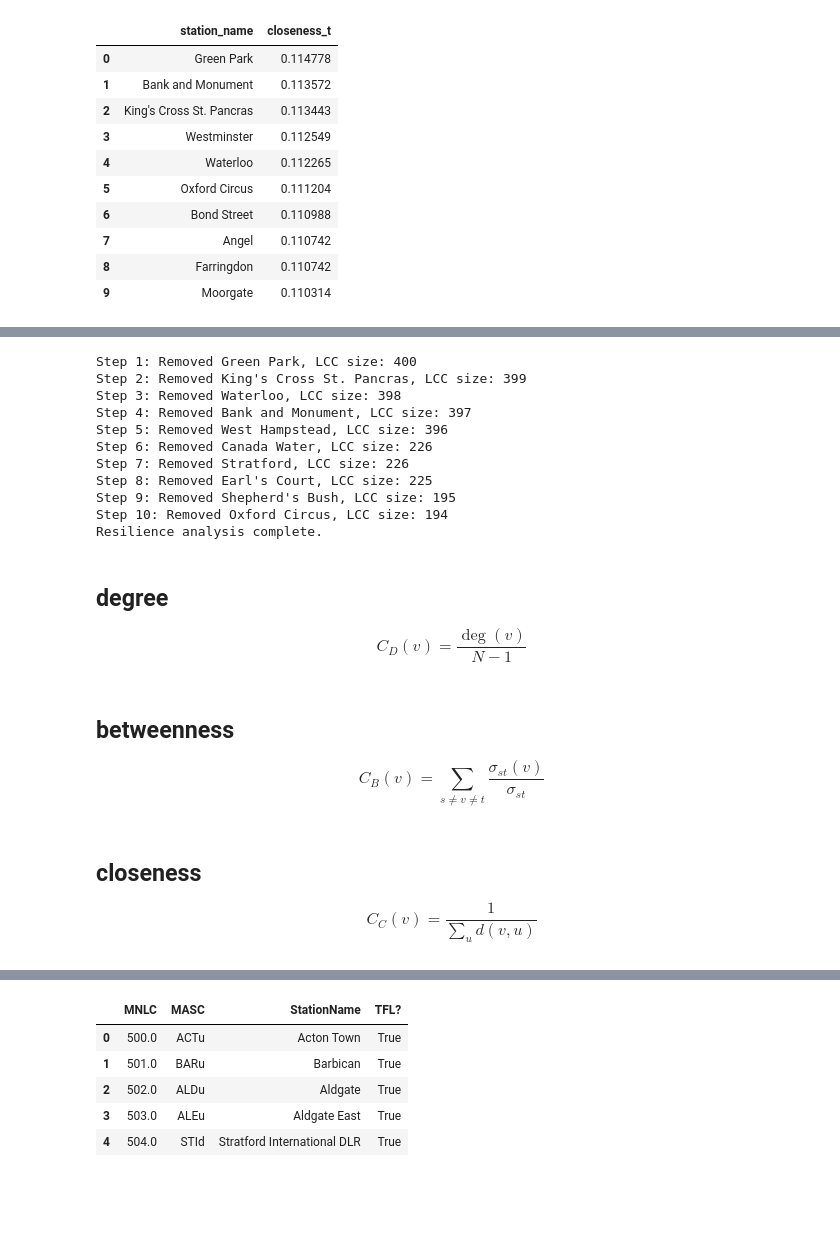
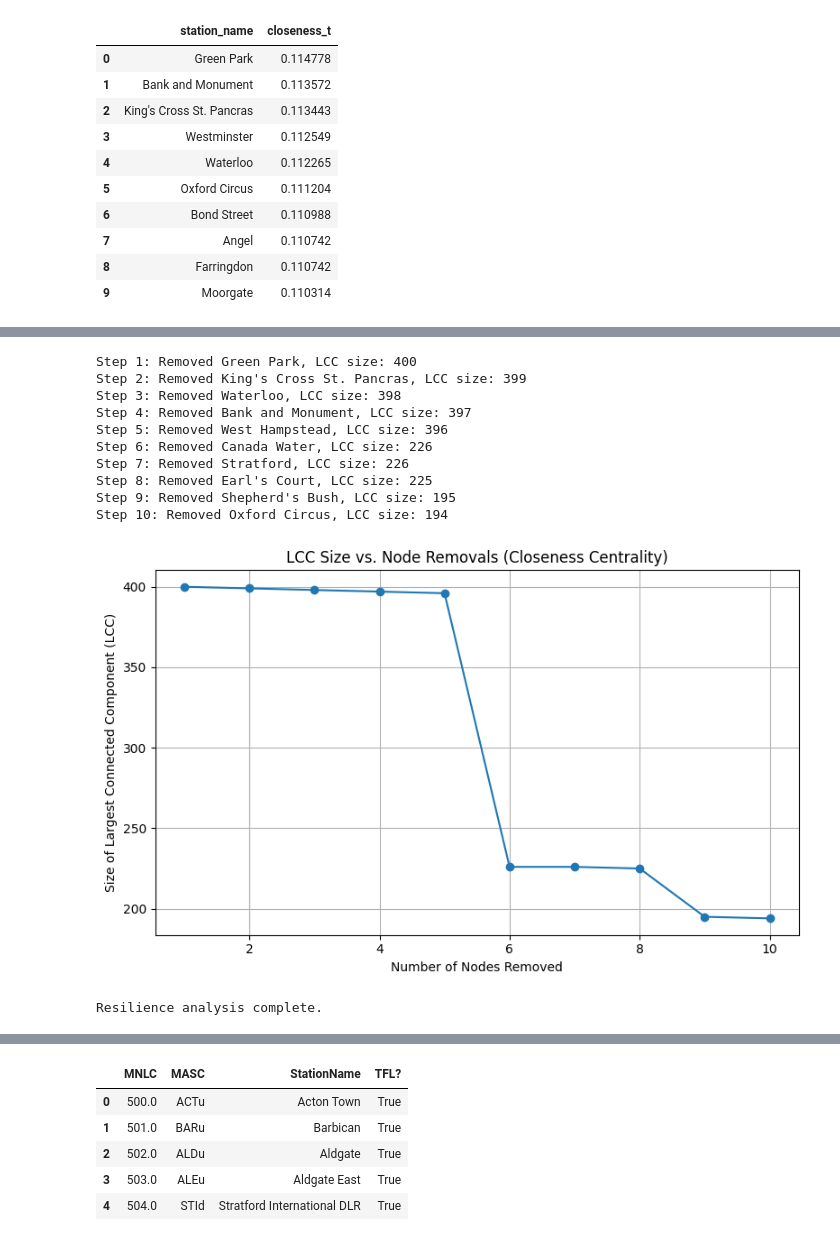
Before and after one commit to wbwhaha/UrbanSimulation_Assignment, a Jupyter notebook: Code/London’s underground resilience.ipynb, the cells around one changed output, grey strips where cells are left out. Drawn from its saved outputs; the diff is of its cells as text; code cells hidden in the pictures; blank space fills up the shorter version.

```diff
--- a/Code/London’s underground resilience.ipynb
+++ b/Code/London’s underground resilience.ipynb
@@ -199,23 +213,15 @@ Resilience analysis complete.
 # %%
-G_lu_c = analyze_resilience(G_lu_c, 'closeness')
+lcc_closeness = analyze_resilience(G_lu_c, 'closeness')
 # %% [output]
 Step 1: Removed Green Park, LCC size: 400
 Step 2: Removed King's Cross St. Pancras, LCC size: 399
 Step 3: Removed Waterloo, LCC size: 398
 Step 4: Removed Bank and Monument, LCC size: 397
 Step 5: Removed West Hampstead, LCC size: 396
 Step 6: Removed Canada Water, LCC size: 226
 Step 7: Removed Stratford, LCC size: 226
 Step 8: Removed Earl's Court, LCC size: 225
 Step 9: Removed Shepherd's Bush, LCC size: 195
 Step 10: Removed Oxford Circus, LCC size: 194
-Resilience analysis complete.
+[figure, added]
+Resilience analysis complete.
-# %% [markdown]
-## degree
-$$ C_D(v) = \frac{\deg(v)}{N - 1} $$
-# %% [markdown]
-## betweenness
-$$ C_B(v) = \sum_{s \ne v \ne t} \frac{\sigma_{st}(v)}{\sigma_{st}} $$
-# %% [markdown]
-## closeness
-$$ C_C(v) = \frac{1}{\sum_{u} d(v, u)} $$
```
Also changed, not shown: parts of 11 cells of this notebook, 5 other files.
